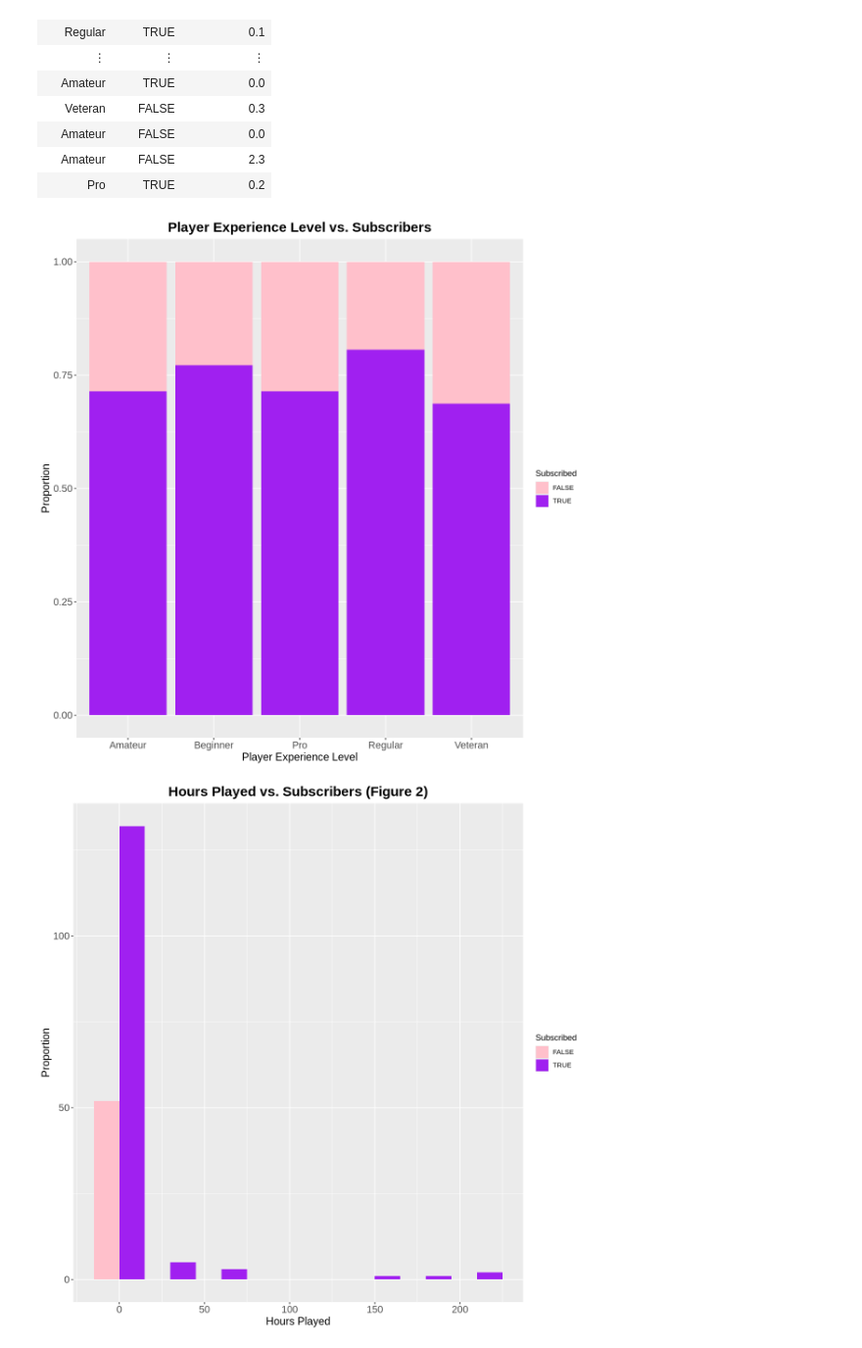
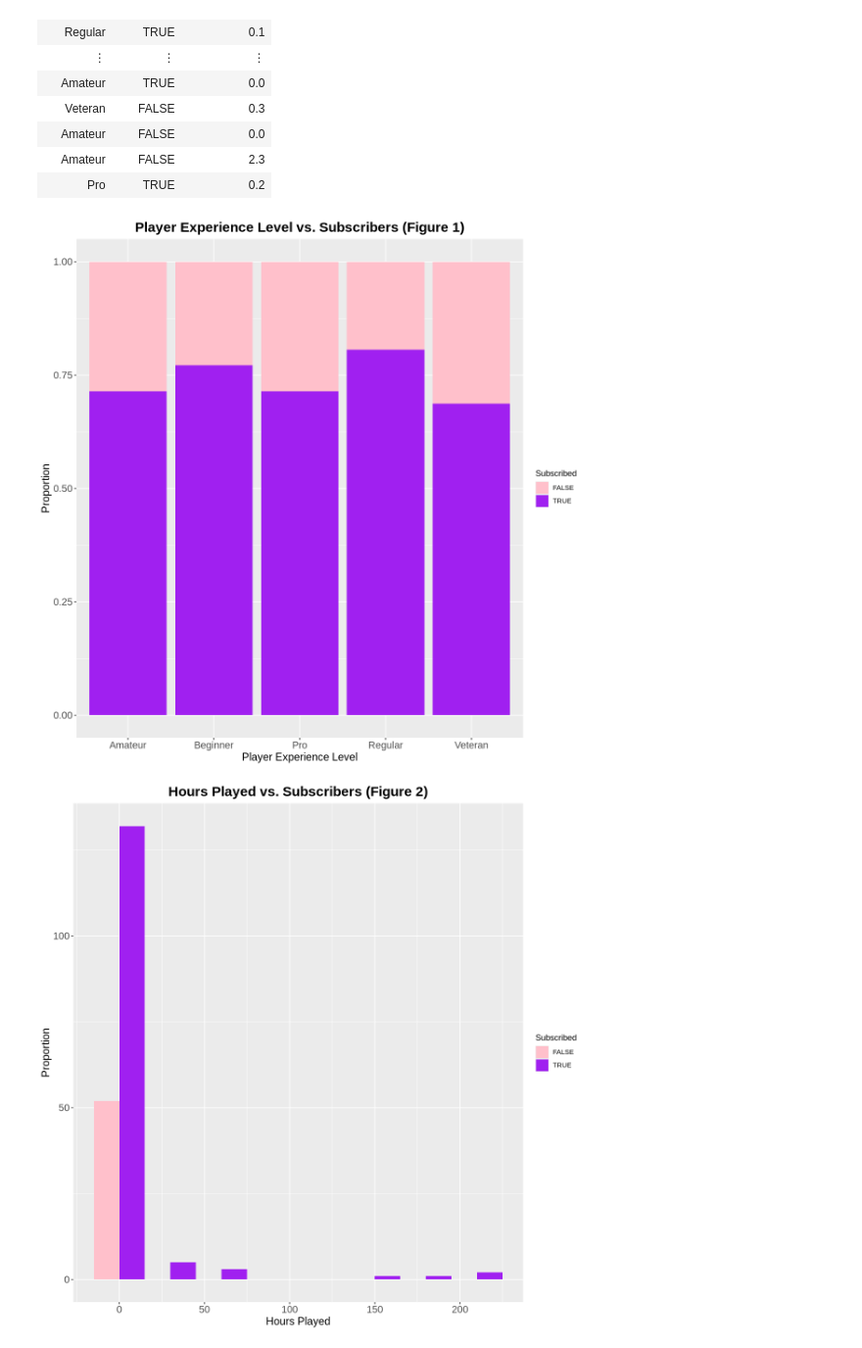
Before and after one commit to haileynelson05/dsci-minecraft-project, a Jupyter notebook: Minecraftproject.ipynb, the cells around one changed output. Shown: that part at 98% size. Drawn from its saved outputs; the diff is of its cells as text; code cells hidden in the pictures.

Commit message:
Changed the title of the player experience plot

```diff
--- a/Minecraftproject.ipynb
+++ b/Minecraftproject.ipynb
@@ -72,17 +72,17 @@ A tibble: 196 × 3
 # %%
 options(repr.plot.width = 10, repr.plot.height = 10)
 player_experience_plot<-players|>
 ggplot(aes(x=experience, fill=subscribe))+
 geom_bar(position="fill")+
 labs(x="Player Experience Level", y="Proportion", fill="Subscribed")+
 scale_fill_manual(values = c("TRUE" = "purple", "FALSE" = "pink")) +
-ggtitle("Player Experience Level vs. Subscribers")+
+ggtitle("Player Experience Level vs. Subscribers (Figure 1)")+
 theme(plot.title = element_text(hjust = 0.5, size = 18, face = "bold"),
 axis.title = element_text(size = 14),
 axis.text = element_text(size = 13))
 player_experience_plot
 # %% [output]
-[figure, old version]
+[figure, new version]
 # %%
 options(repr.plot.width = 10, repr.plot.height = 10)
 hours_played_plot<-players|>
```
